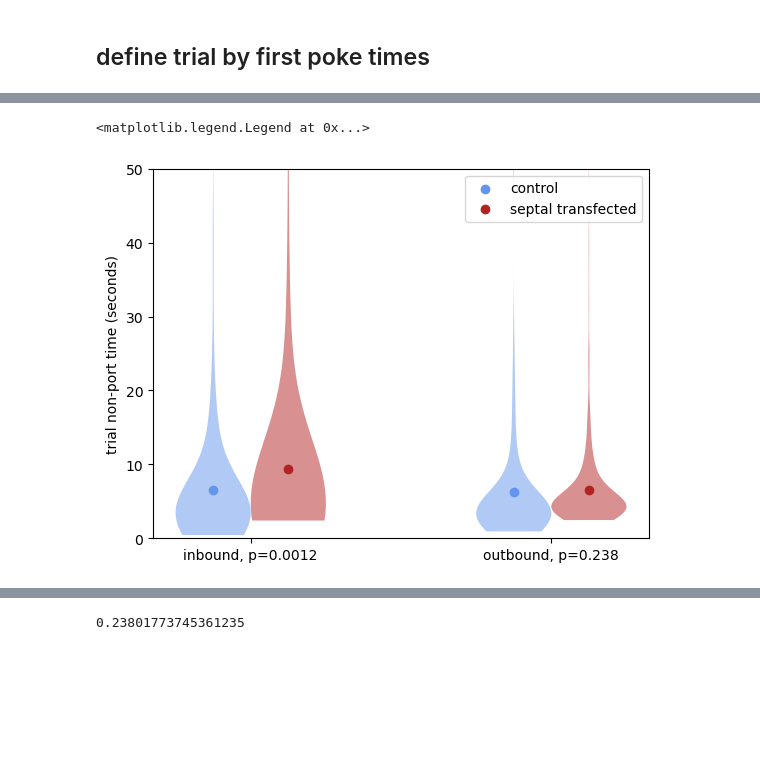
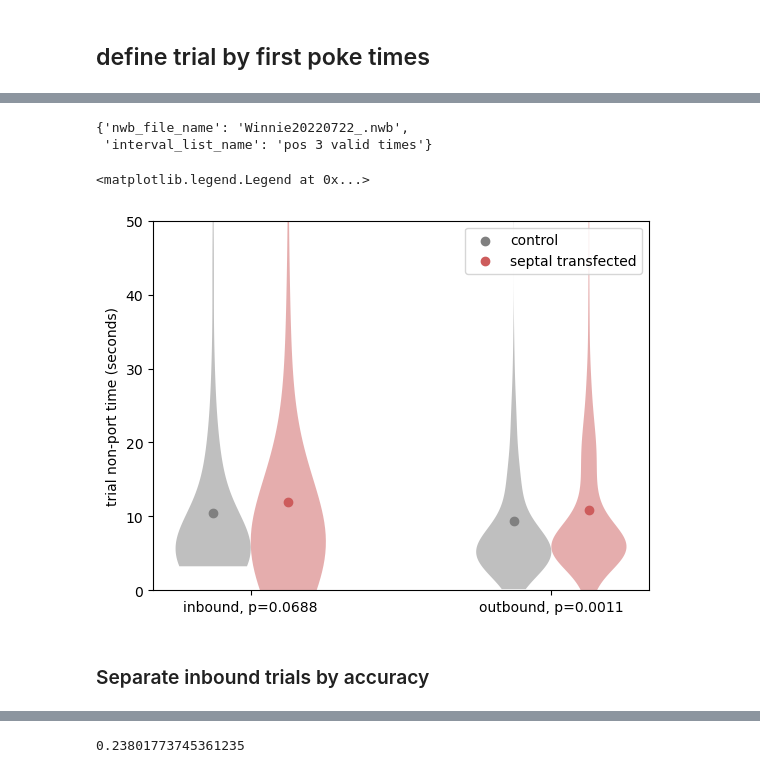
Before and after one commit to LorenFrankLab/ms_stim_analysis, a Jupyter notebook: Position/trial_durations.ipynb, the cells around one changed output, grey strips where cells are left out. Cells and saved outputs as stored; diff of their text form; code cells hidden in the pictures; blank space fills up the shorter version.

Commit message:
update trial durations notebook

```diff
--- a/Position/trial_durations.ipynb
+++ b/Position/trial_durations.ipynb
@@ -50,20 +46,17 @@ for transfected in [True,False]:
                        'targeted_phase':90,
                         'animal':animal,
                         'transfected':transfected,
+                        "track_type":track_type,
                         # "interval_list_name":"pos 3 valid times",
         }
 
-    dataset = (OptoStimProtocol *
-               OptoStimProtocolTransfected *
-               OptoStimProtocolLaser *
-               OptoStimProtocolClosedLoop) & dataset_key
-
-    dataset = filter_animal(dataset,dataset_key['animal'])
-    dataset = filter_task(dataset,track_type)
+    dataset = filter_opto_data(dataset_key)
 
 
-    for nwb_file_name,interval_name in zip(dataset.fetch("nwb_file_name"),dataset.fetch("interval_list_name")):
+    for nwb_file_name,interval_name in tqdm(zip(dataset.fetch("nwb_file_name"),dataset.fetch("interval_list_name"))):
         key = {"nwb_file_name":nwb_file_name,"interval_list_name":interval_name}
+        if nwb_file_name=='Winnie20220722_.nwb' and (interval_name=='pos 1 valid times' or interval_name=='pos 3 valid times'):
+            continue
         #outcomes and durations
         outcomes = ((AlternationTaskPerformance() * EpochIntervalListName)&key).fetch('performance_outcomes')[0]
         poke_times = ((ProcessedDioEvents().FirstUpPokes() * EpochIntervalListName)& key).fetch1("dio_first_poke_times")
@@ -112,3 +90,8 @@ wtrack_limit 30.400000000000045
+# %%
+key
+# %% [output]
+{'nwb_file_name': 'Winnie20220722_.nwb',
+ 'interval_list_name': 'pos 3 valid times'}
 # %%
 positions = np.array([0,2])
 # control = plt.violinplot([trial_durations[inbound_trial & ~transfected_trial& ~accuracy],
@@ -125,38 +108,40 @@ positions = np.array([0,2])
 #                 np.mean(trial_durations[~inbound_trial & transfected_trial& ~accuracy]),],color = 'firebrick',label='septal transfected')
 
 
 control_sets = [trial_durations[inbound_trial & ~transfected_trial & opto_trial],
                 trial_durations[~inbound_trial & ~transfected_trial& opto_trial],]
 test_sets = [trial_durations[inbound_trial & transfected_trial& opto_trial],
                 trial_durations[~inbound_trial & transfected_trial& opto_trial],]
 control = plt.violinplot(control_sets,
                positions = positions,
                showmedians=False,showextrema=False,points=1000,)
 test = plt.violinplot(test_sets,
                positions = positions+.5,
                showmeans=False,showextrema=False,points=1000,)
 
-plt.scatter(positions,[np.mean(x) for x in control_sets],color = 'cornflowerblue',label='control')
-plt.scatter(positions+.5,[np.mean(x) for x in test_sets],color = 'firebrick',label='septal transfected')
+plt.scatter(positions,[np.mean(x) for x in control_sets],color = transfection_style['control'],label='control')
+plt.scatter(positions+.5,[np.mean(x) for x in test_sets],color = transfection_style['transfected'],label='septal transfected')
 
 from scipy.stats import ttest_ind
 inbound_p = ttest_ind(trial_durations[inbound_trial & ~transfected_trial],trial_durations[inbound_trial & transfected_trial],equal_var=False)[1]
 outbound_p = ttest_ind(trial_durations[~inbound_trial & ~transfected_trial],trial_durations[~inbound_trial & transfected_trial],equal_var=False)[1]
 
 for pc in control['bodies']:
-    pc.set_facecolor('cornflowerblue')
+    pc.set_facecolor(transfection_style['control'])
     pc.set_alpha(.5)
 for pc in test['bodies']:
-    pc.set_facecolor('firebrick')
+    pc.set_facecolor(transfection_style['transfected'])
     pc.set_alpha(.5)
 plt.xticks(positions+.25,labels=[f'inbound, p={np.round(inbound_p,4)}',f'outbound, p={np.round(outbound_p,4)}'])
 plt.ylabel('trial non-port time (seconds)')
 plt.ylim(0,50)
 
 plt.legend()
 # %% [output]
 <matplotlib.legend.Legend at 0x...>
-[figure, old version]
+[figure, new version]
+# %% [markdown]
+### Separate inbound trials by accuracy
 # %%
 control = plt.violinplot([trial_durations[inbound_trial & ~transfected_trial& ~accuracy],
                 trial_durations[inbound_trial & ~transfected_trial& accuracy],],
```
Also changed, not shown: parts of 6 cells of this notebook.
